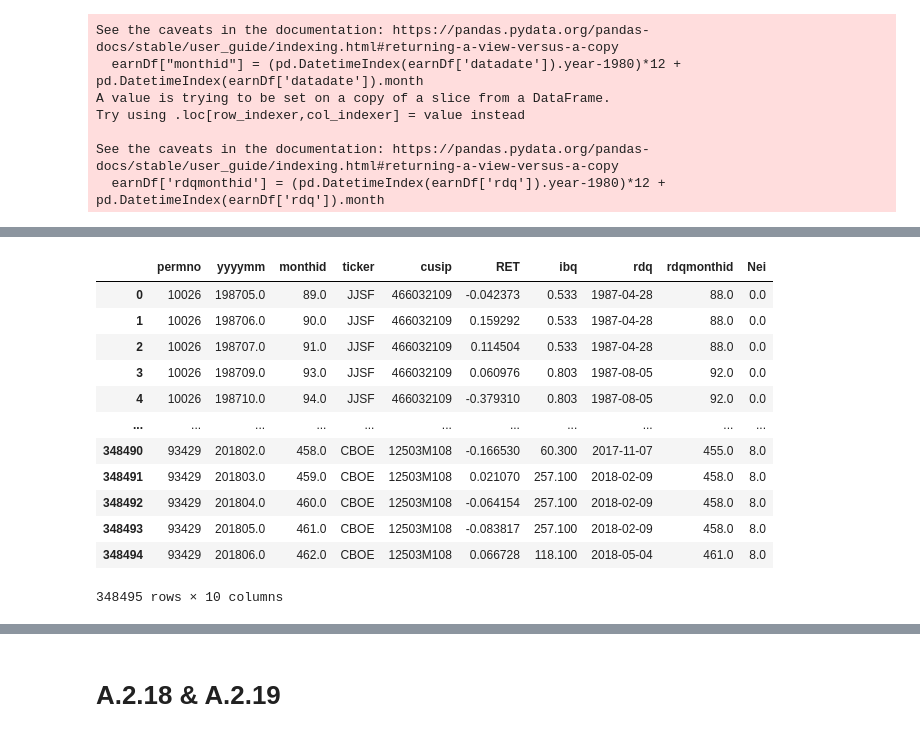
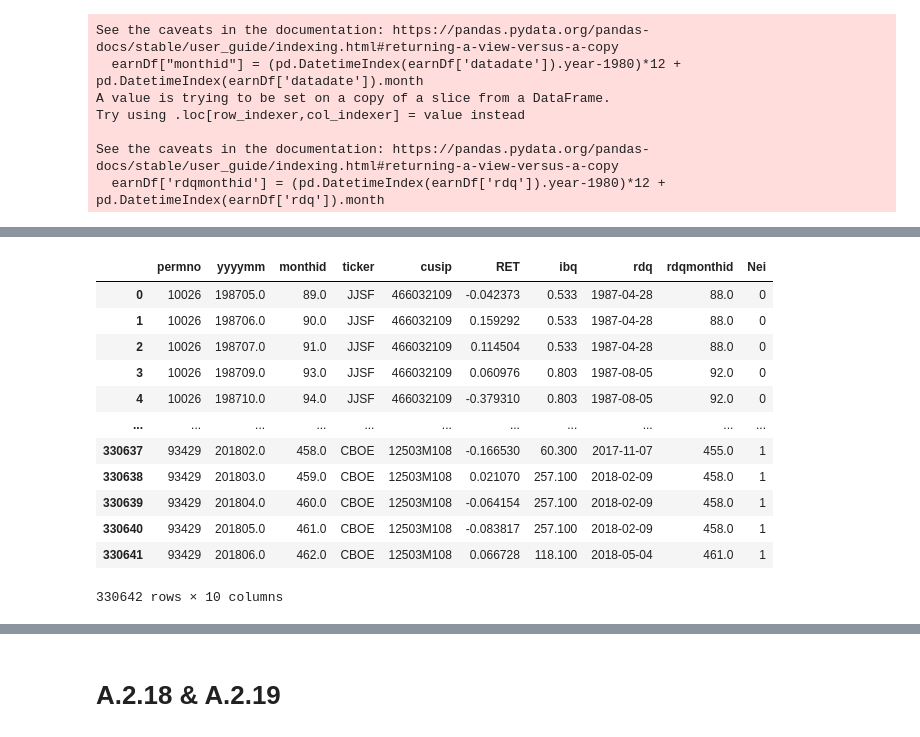
Before and after one commit to schen5632/CFM-301-Final-Project, a Jupyter notebook: More Factors.ipynb, the cells around one changed output, grey strips where cells are left out. Saved outputs shown, nothing was run; the diff lists cells and outputs as text; code cells hidden in the pictures.

```diff
--- a/More Factors.ipynb
+++ b/More Factors.ipynb
@@ -170,4 +304,5 @@ earnDf = sqldf("SELECT a.*, b.ibq, b.rdq, b.rdqmonthid \
             FROM data as a \
             LEFT JOIN earnDf as b \
             ON a.ticker = b.tic and a.monthid > b.rdqmonthid and a.monthid <= b.rdqmonthid + 3")
-#earnDf
+earnDf = earnDf.drop_duplicates(subset=['permno', 'yyyymm'], keep='last')
+earnDf.tail(50)
@@ -181,19 +354,19 @@ earnDf['Nei'] = 0
 # %%
 for i in range(len(earnDf)):
     if i - 12 >= 0 and earnDf.loc[i-12, 'ticker'] == earnDf.loc[i, 'ticker'] and earnDf.loc[i-12, 'ibq'] < earnDf.loc[i, 'ibq']:
-        earnDf.loc[i, 'Nei'] = min(earnDf.loc[i-12, 'ibq'] + 1, 8)
+        earnDf.loc[i, 'Nei'] = min(earnDf.loc[i-12, 'Nei'] + 1, 8)
 earnDf
 # %% [output]
 |  | permno | yyyymm | monthid | ticker | cusip | RET | ibq | rdq | rdqmonthid | Nei |
-| 0 | 10026 | 198705.0 | 89.0 | JJSF | 466032109 | -0.042373 | 0.533 | 1987-04-28 | 88.0 | 0.0 |
-| 1 | 10026 | 198706.0 | 90.0 | JJSF | 466032109 | 0.159292 | 0.533 | 1987-04-28 | 88.0 | 0.0 |
-| 2 | 10026 | 198707.0 | 91.0 | JJSF | 466032109 | 0.114504 | 0.533 | 1987-04-28 | 88.0 | 0.0 |
-| 3 | 10026 | 198709.0 | 93.0 | JJSF | 466032109 | 0.060976 | 0.803 | 1987-08-05 | 92.0 | 0.0 |
-| 4 | 10026 | 198710.0 | 94.0 | JJSF | 466032109 | -0.379310 | 0.803 | 1987-08-05 | 92.0 | 0.0 |
+| 0 | 10026 | 198705.0 | 89.0 | JJSF | 466032109 | -0.042373 | 0.533 | 1987-04-28 | 88.0 | 0 |
+| 1 | 10026 | 198706.0 | 90.0 | JJSF | 466032109 | 0.159292 | 0.533 | 1987-04-28 | 88.0 | 0 |
+| 2 | 10026 | 198707.0 | 91.0 | JJSF | 466032109 | 0.114504 | 0.533 | 1987-04-28 | 88.0 | 0 |
+| 3 | 10026 | 198709.0 | 93.0 | JJSF | 466032109 | 0.060976 | 0.803 | 1987-08-05 | 92.0 | 0 |
+| 4 | 10026 | 198710.0 | 94.0 | JJSF | 466032109 | -0.379310 | 0.803 | 1987-08-05 | 92.0 | 0 |
 | ... | ... | ... | ... | ... | ... | ... | ... | ... | ... | ... |
-| 348490 | 93429 | 201802.0 | 458.0 | CBOE | 12503M108 | -0.166530 | 60.300 | 2017-11-07 | 455.0 | 8.0 |
-| 348491 | 93429 | 201803.0 | 459.0 | CBOE | 12503M108 | 0.021070 | 257.100 | 2018-02-09 | 458.0 | 8.0 |
-| 348492 | 93429 | 201804.0 | 460.0 | CBOE | 12503M108 | -0.064154 | 257.100 | 2018-02-09 | 458.0 | 8.0 |
-| 348493 | 93429 | 201805.0 | 461.0 | CBOE | 12503M108 | -0.083817 | 257.100 | 2018-02-09 | 458.0 | 8.0 |
-| 348494 | 93429 | 201806.0 | 462.0 | CBOE | 12503M108 | 0.066728 | 118.100 | 2018-05-04 | 461.0 | 8.0 |
+| 330637 | 93429 | 201802.0 | 458.0 | CBOE | 12503M108 | -0.166530 | 60.300 | 2017-11-07 | 455.0 | 1 |
+| 330638 | 93429 | 201803.0 | 459.0 | CBOE | 12503M108 | 0.021070 | 257.100 | 2018-02-09 | 458.0 | 1 |
+| 330639 | 93429 | 201804.0 | 460.0 | CBOE | 12503M108 | -0.064154 | 257.100 | 2018-02-09 | 458.0 | 1 |
+| 330640 | 93429 | 201805.0 | 461.0 | CBOE | 12503M108 | -0.083817 | 257.100 | 2018-02-09 | 458.0 | 1 |
+| 330641 | 93429 | 201806.0 | 462.0 | CBOE | 12503M108 | 0.066728 | 118.100 | 2018-05-04 | 461.0 | 1 |
-348495 rows × 10 columns
+330642 rows × 10 columns
```
Also changed, not shown: parts of 34 cells of this notebook, 1 other file.
